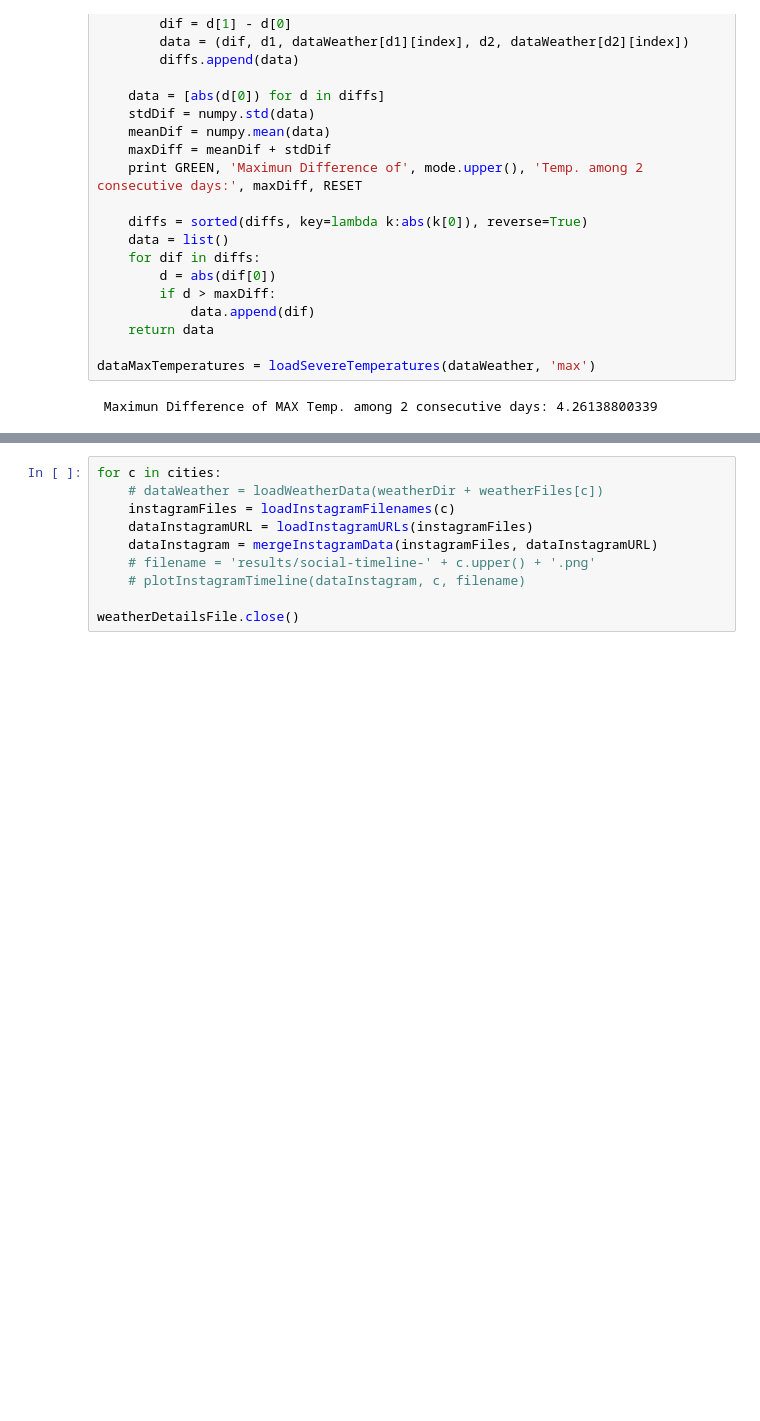
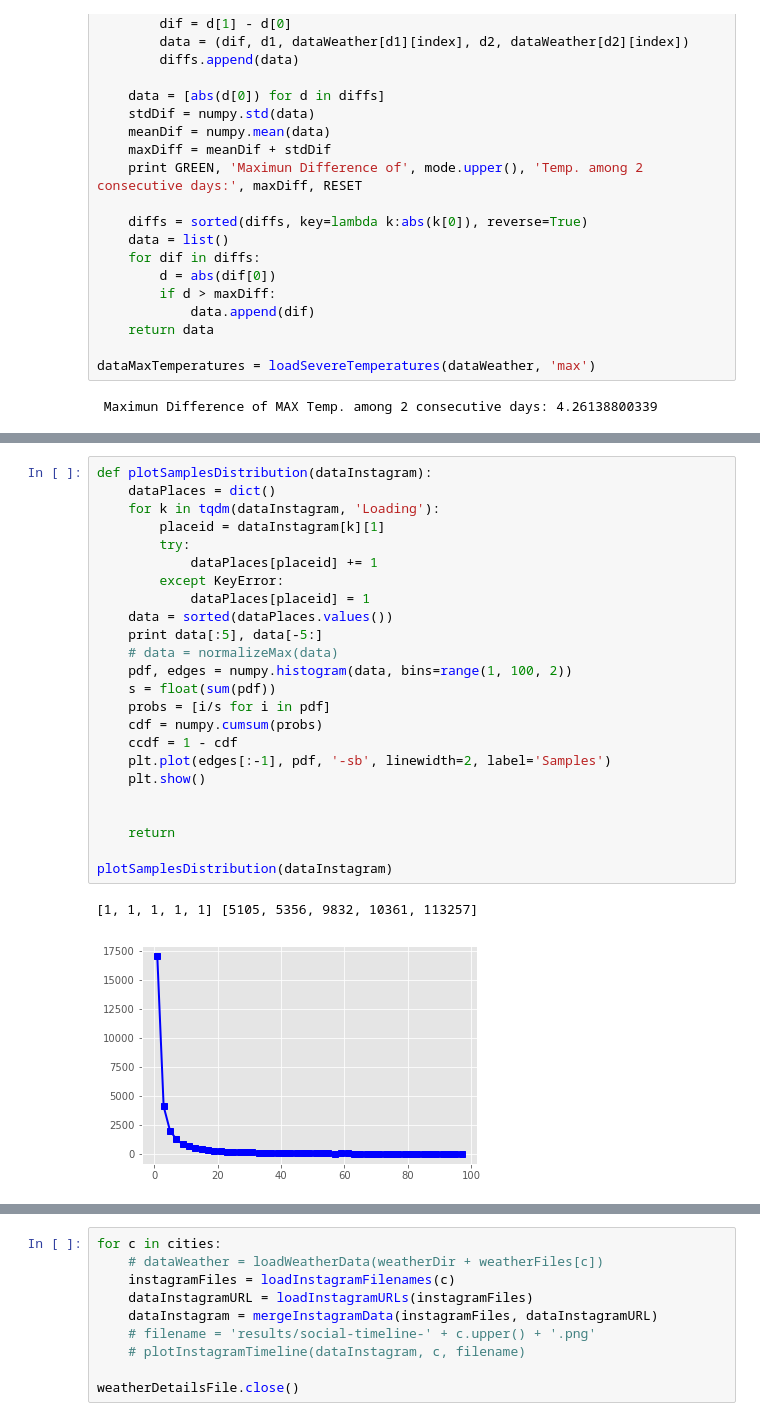
Before and after one commit to leokassio/Spatiotemporal-Data-Analysis, a Jupyter notebook: Analytics.ipynb, the cells around one changed output, grey strips where cells are left out. Drawn from its saved outputs; the diff is of its cells as text; blank space fills up the shorter version.

```diff
--- a/Analytics.ipynb
+++ b/Analytics.ipynb
@@ -410,3 +432,30 @@ plotInstagramTimeline(dataInstagram, city)
+# %%
+def plotSamplesDistribution(dataInstagram):
+    dataPlaces = dict()
+    for k in tqdm(dataInstagram, 'Loading'):
+        placeid = dataInstagram[k][1]
+        try:
+            dataPlaces[placeid] += 1
+        except KeyError:
+            dataPlaces[placeid] = 1
+    data = sorted(dataPlaces.values())
+    print data[:5], data[-5:]
+    # data = normalizeMax(data)
+    pdf, edges = numpy.histogram(data, bins=range(1, 100, 2))
+    s = float(sum(pdf))
+    probs = [i/s for i in pdf]
+    cdf = numpy.cumsum(probs)
+    ccdf = 1 - cdf
+    plt.plot(edges[:-1], pdf, '-sb', linewidth=2, label='Samples')
+    plt.show()
+
+
+    return
+
+plotSamplesDistribution(dataInstagram)
+# %% [output]
+[1, 1, 1, 1, 1] [5105, 5356, 9832, 10361, 113257]
+[figure, added]
 # %%
 dataInstagram.values()[:5]
 # %% [output]
```
Also changed, not shown: parts of 17 cells of this notebook, 1 other file.
